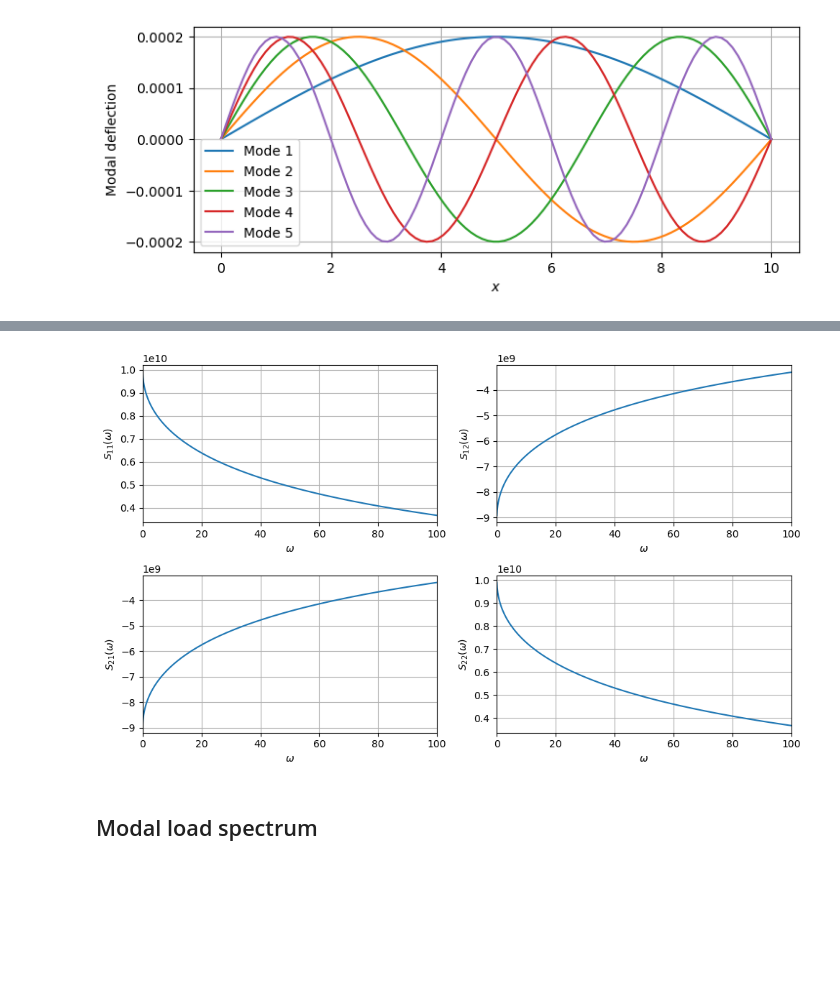
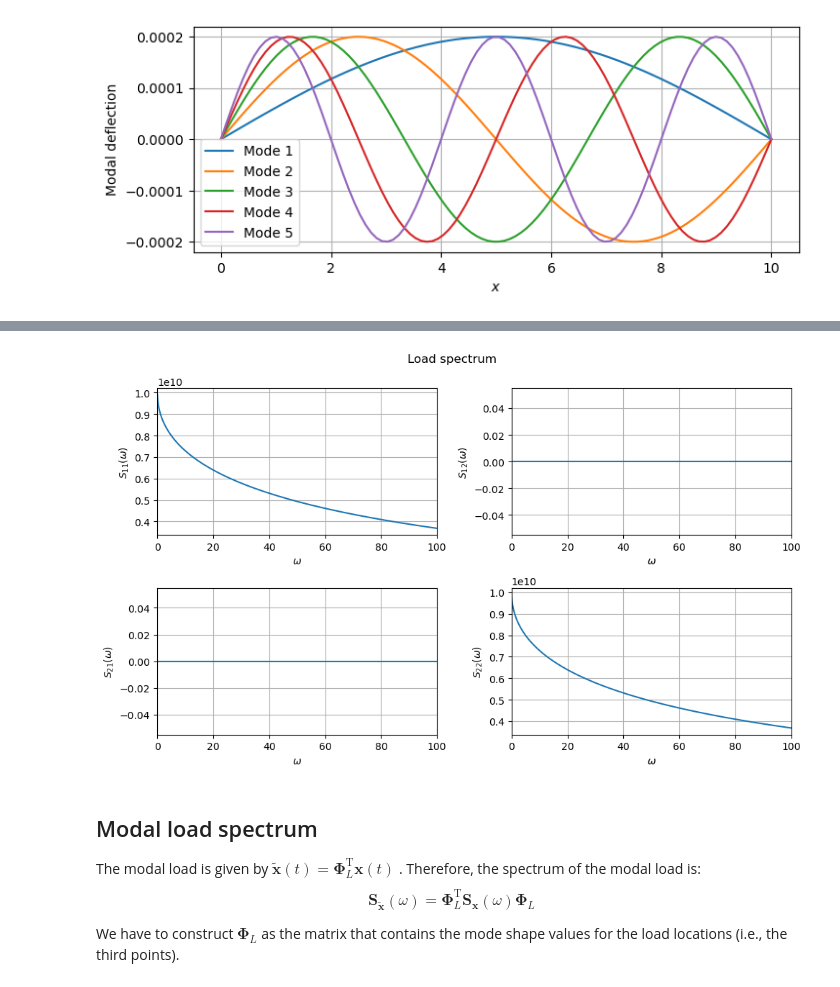
Before and after one commit to oiseth/TKT4108StructuralDynamics2, a Jupyter notebook: python/jupyterNotebooks/Example 4_4 Spectrum of moment and acceleration.ipynb, the cells around one changed output, grey strips where cells are left out. Saved outputs shown, nothing was run; the diff lists cells and outputs as text; code cells hidden in the pictures; blank space fills up the shorter version.

Commit message:
ex 4.4 more text

```diff
--- a/python/jupyterNotebooks/Example 4_4 Spectrum of moment and acceleration.ipynb
+++ b/python/jupyterNotebooks/Example 4_4 Spectrum of moment and acceleration.ipynb
@@ -97,32 +115,49 @@ where $-1<a<1$
 # %%
 omega_axis=np.linspace(0.01,100,1000)
 
 S0=1e10*np.exp(-0.1*omega_axis**0.5)
 
-a=-0.9
+a=0
 
 Sx=np.zeros((2,2,len(omega_axis)))
 Sx[0,0,:]=S0
 Sx[1,1,:]=S0
 Sx[0,1,:]=S0*a
 Sx[1,0,:]=S0*a
 
 
 # Plot
 fig, axs = plt.subplots(2, 2,figsize=(10, 6))
 
 for i in np.arange(2):
     for j in np.arange(2):
         axs[i,j].plot(omega_axis,Sx[i,j,:])
         axs[i,j].set_xlabel(r'$\omega$')
         axs[i,j].set_ylabel(r'$S_{' + str(i+1) + str(j+1) + '} (\omega)$')
         axs[i,j].set_xlim(0,100)
         axs[i,j].grid(True)
 
+fig.suptitle('Load spectrum')
 plt.tight_layout()
 # %% [output]
-[figure, old version]
+[figure, new version]
 # %% [markdown]
 ## Modal load spectrum
+
+The modal load is given by $
+\mathbf{\tilde{x}}(t)
+=
+\mathbf{\Phi}_L^\text{T}
+\mathbf{x}(t)
+$.
+Therefore, the spectrum of the modal load is:
+$$
+\mathbf{S}_\mathbf{\tilde{x}}(\omega)
+=\mathbf{\Phi}_L^\text{T}
+\mathbf{S}_\mathbf{x}(\omega)
+\mathbf{\Phi}_L
+$$
+
+We have to construct $\mathbf{\Phi}_L$ as the matrix that contains the mode shape values for the load locations (i.e., the third points).
 # %%
 
```
Also changed, not shown: parts of 16 cells of this notebook.
